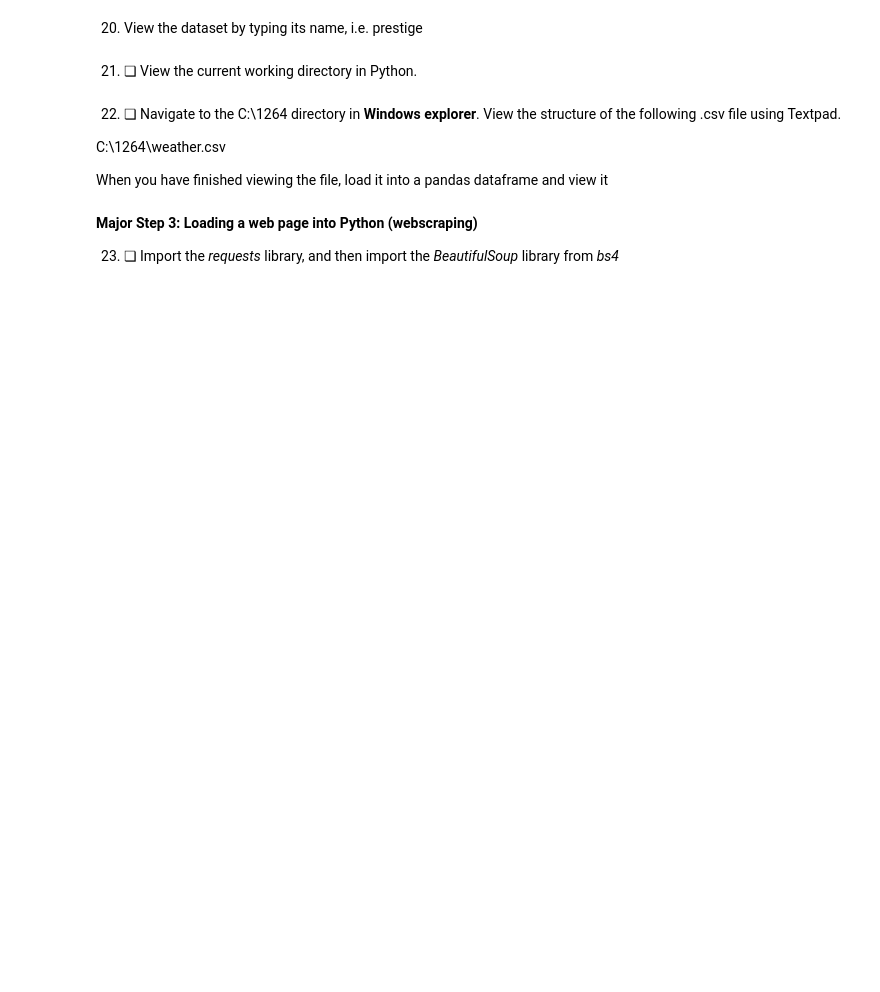
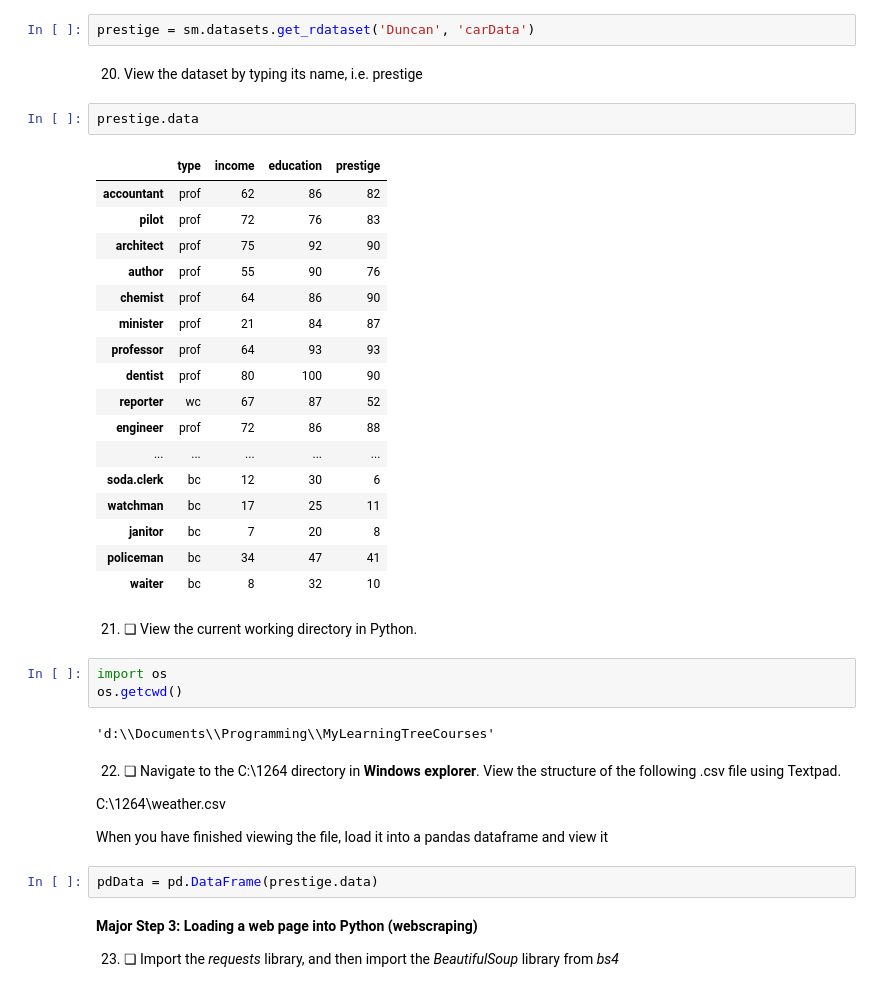
Before and after one commit to evan-a-west/MyLearningTreeCourses, a Jupyter notebook: Ex1_1.ipynb, the cells around one changed output. Saved outputs shown, nothing was run; the diff lists cells and outputs as text; blank space fills up the shorter version.

```diff
--- a/Ex1_1.ipynb
+++ b/Ex1_1.ipynb
@@ -82,16 +90,45 @@ Menu->Cell->All Output->Clear*<br><br>
 # %% [markdown]
 19. ❏ Use the **get_rdataset()** function to load the **carData** dataset from the **Duncan** package in R. Store it in a variable called **prestige** <br><br>
 *Syntax:  sm.datasets.get_rdataset('Duncan', 'carData').data*
+# %%
+prestige = sm.datasets.get_rdataset('Duncan', 'carData')
 # %% [markdown]
 20. View the dataset by typing its name, i.e. prestige<br>
+# %%
+prestige.data
+# %% [output]
+|  | type | income | education | prestige |
+| accountant | prof | 62 | 86 | 82 |
+| pilot | prof | 72 | 76 | 83 |
+| architect | prof | 75 | 92 | 90 |
+| author | prof | 55 | 90 | 76 |
+| chemist | prof | 64 | 86 | 90 |
+| minister | prof | 21 | 84 | 87 |
+| professor | prof | 64 | 93 | 93 |
+| dentist | prof | 80 | 100 | 90 |
+| reporter | wc | 67 | 87 | 52 |
+| engineer | prof | 72 | 86 | 88 |
+| ... | ... | ... | ... | ... |
+| soda.clerk | bc | 12 | 30 | 6 |
+| watchman | bc | 17 | 25 | 11 |
+| janitor | bc | 7 | 20 | 8 |
+| policeman | bc | 34 | 47 | 41 |
+| waiter | bc | 8 | 32 | 10 |
 # %% [markdown]
 21. ❏ View the current working directory in Python.
+# %%
+import os
+os.getcwd()
+# %% [output]
+'d:\\Documents\\Programming\\MyLearningTreeCourses'
 # %% [markdown]
 22. ❏ Navigate to the C:\1264 directory in **Windows explorer**. View the structure of the following .csv file using Textpad.
 
 C:\1264\weather.csv
 
 When you have finished viewing the file, load it into a pandas dataframe and view it
+# %%
+pdData = pd.DataFrame(prestige.data)
 # %% [markdown]
 **Major Step 3: Loading a web page into Python (webscraping)**
 
```
Also changed, not shown: parts of 8 cells of this notebook, 1 other file.
